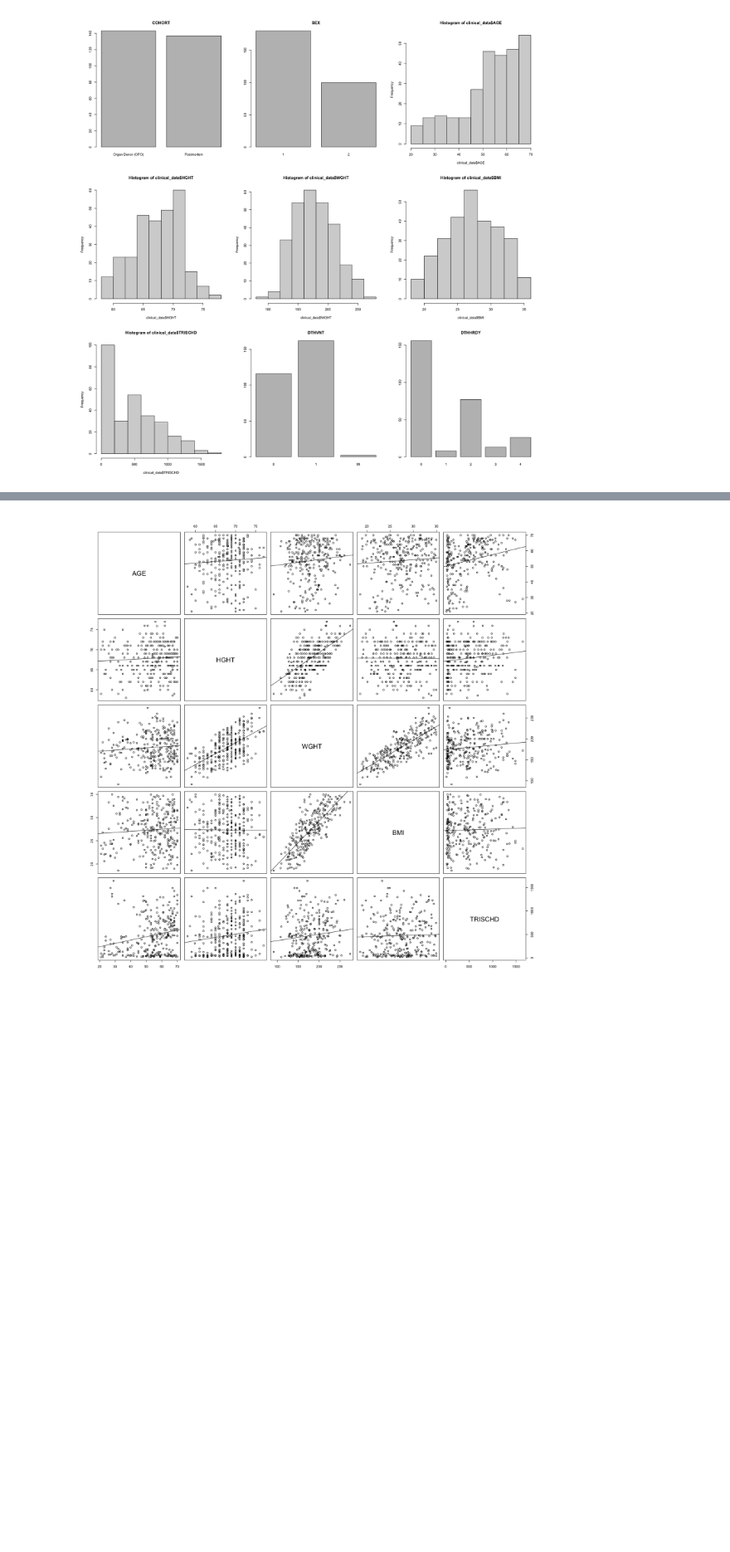
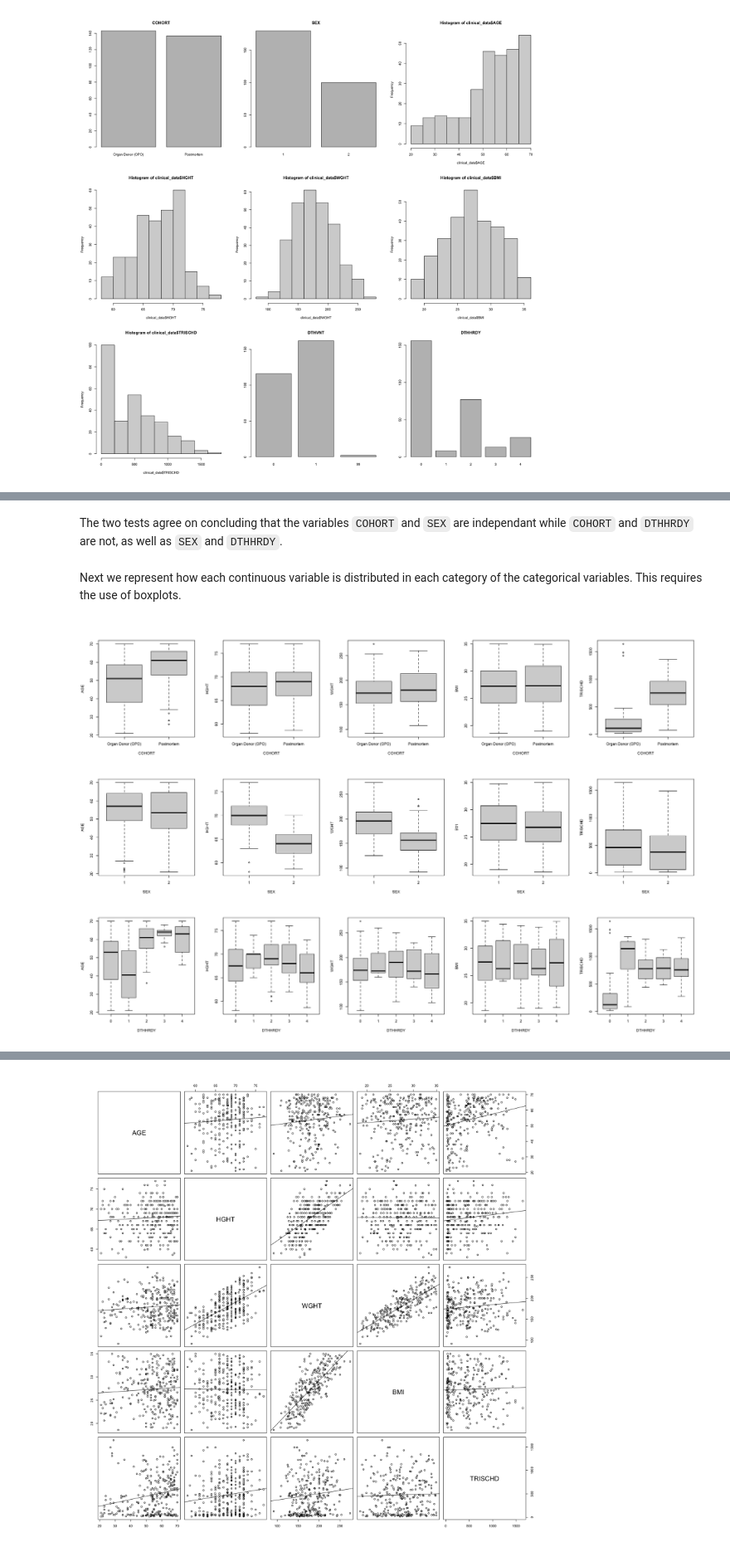
Before and after one commit to Abellanger123/GenomicProject, a Jupyter notebook: Functional Genomics Project.ipynb, the cells around one changed output, grey strips where cells are left out. Shown at 83% size. Drawn from its saved outputs; the diff is of its cells as text; code cells hidden in the pictures; blank space fills up the shorter version.

```diff
--- a/Functional Genomics Project.ipynb
+++ b/Functional Genomics Project.ipynb
@@ -76,0 +155,14 @@ pairs(~ SEX + AGE + HGHT + WGHT + BMI + TRISCHD + DTHVNT + DTHHRDY, data=clinica
+# %% [markdown]
+The two tests agree on concluding that the variables `COHORT` and `SEX` are independant while `COHORT` and `DTHHRDY` are not, as well as `SEX` and `DTHHRDY`.
+# %% [markdown]
+Next we represent how each continuous variable is distributed in each category of the categorical variables. This requires the use of boxplots.
+# %%
+par(mfrow = c(3, 5))
+options(repr.plot.width=18, repr.plot.height=12)
+for (catvar in c('COHORT','SEX','DTHHRDY')){
+    for (contvar in c('AGE','HGHT','WGHT','BMI','TRISCHD')){
+        boxplot(as.formula(paste(contvar,"~",catvar)), data=clinical_data)
+    }
+}
+# %% [output]
+[figure, added]
```
Also changed, not shown: parts of 19 cells of this notebook.
